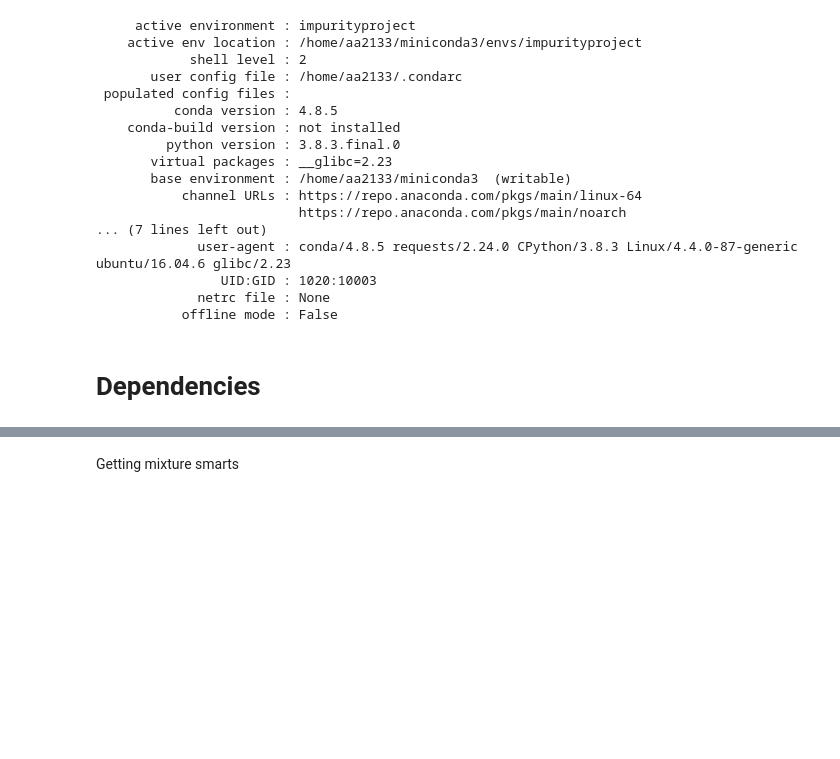
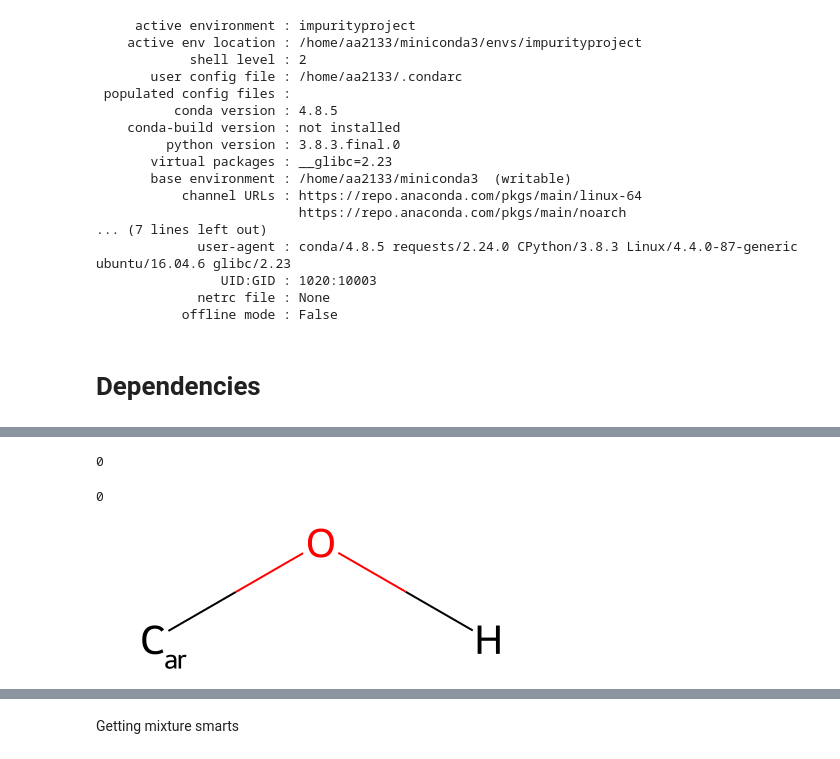
Before and after one commit to sustainable-processes/Impurity-Project, a Jupyter notebook: DB_Reaxys (Fragment DB).ipynb, the cells around one changed output, grey strips where cells are left out. Cells and saved outputs as stored; diff of their text form; code cells hidden in the pictures; blank space fills up the shorter version.

```diff
--- a/DB_Reaxys (Fragment DB).ipynb
+++ b/DB_Reaxys (Fragment DB).ipynb
@@ -696,0 +859,10 @@ Name: ([H]C([H])([H])OC(:C):C, 31238500), dtype: object
+# %%
+n.GetAtoms()[0].GetIdx()
+m.GetAtoms()[0].GetIdx()
+m.GetAtoms()[2].SetProp("_displayLabel","C<sub>ar</sub>")
+# mol.GetAtomWithIdx(3).SetProp("_displayLabel","R<sub>1</sub>")
+m
+# %% [output]
+0
+0
+[figure, added]
```
Also changed, not shown: parts of 223 cells of this notebook, 1 other file.
